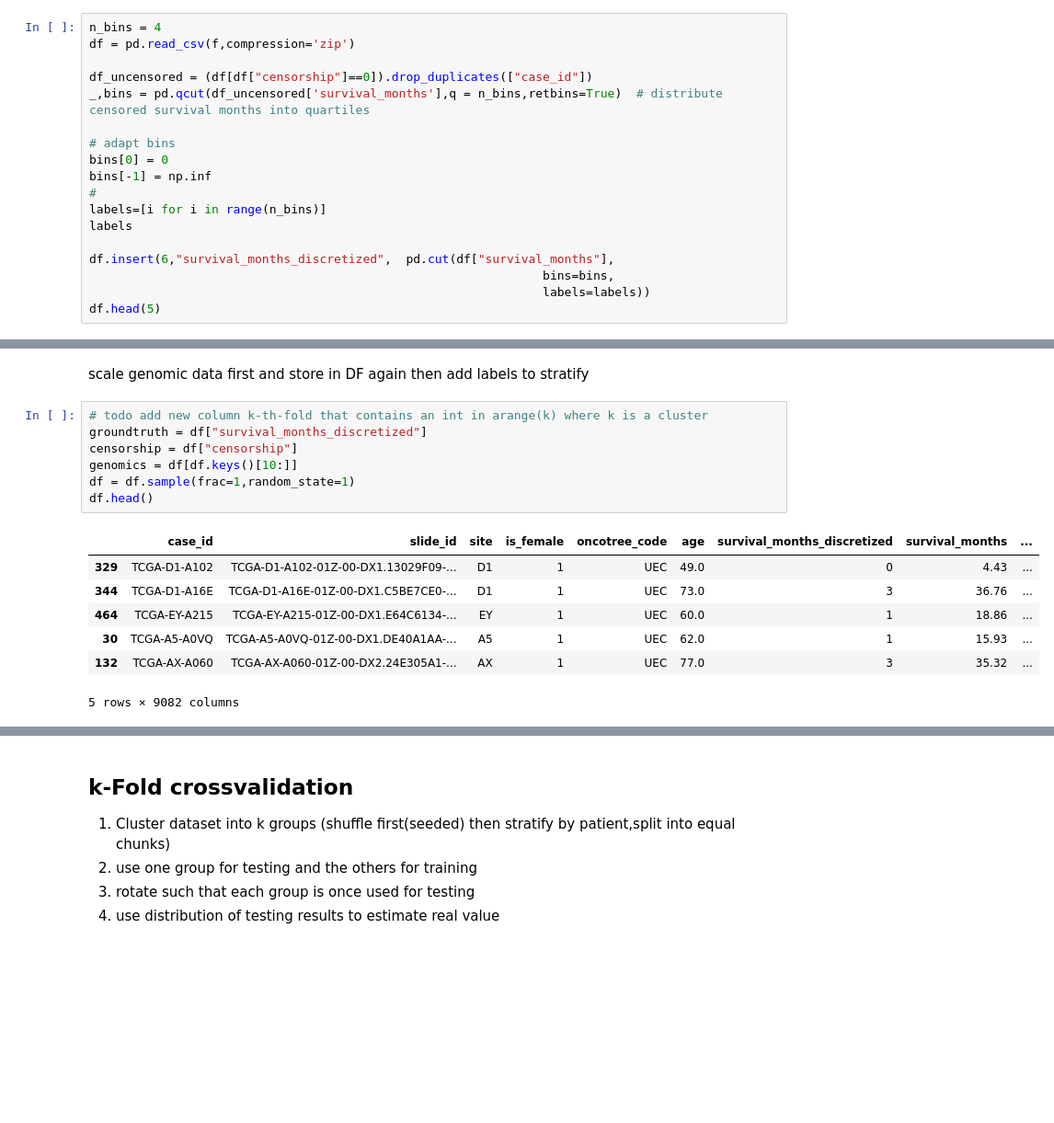
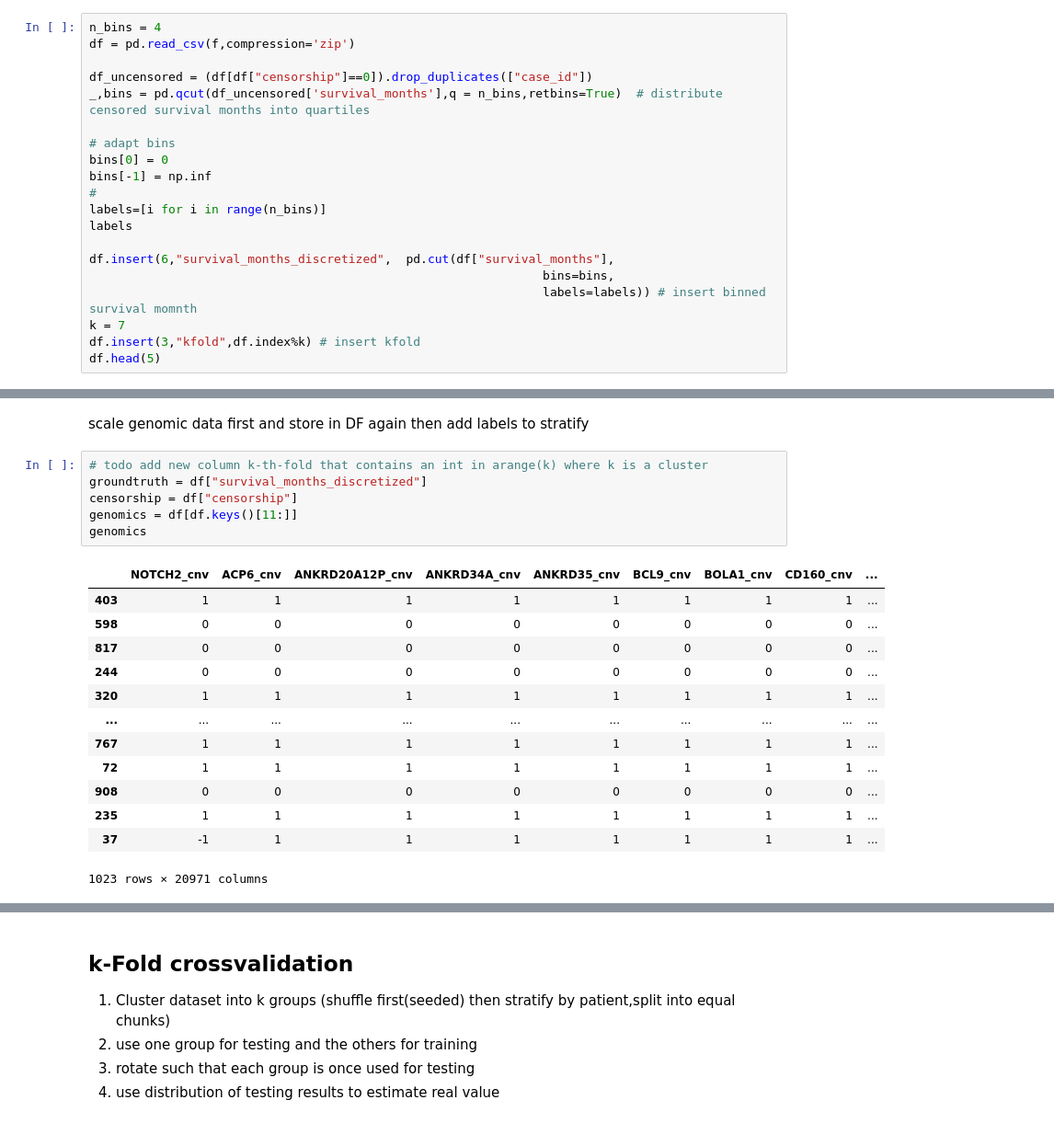
Before and after one commit to SeibelT/multimodal_survival_prediction, a Jupyter notebook: playground.ipynb, the cells around one changed output, grey strips where cells are left out. Shown at 92% size. Cells and saved outputs as stored; diff of their text form; blank space fills up the shorter version.

```diff
--- a/playground.ipynb
+++ b/playground.ipynb
@@ -22,7 +25,9 @@ labels
 
 df.insert(6,"survival_months_discretized",  pd.cut(df["survival_months"],
                                                                bins=bins,
-                                                               labels=labels))
+                                                               labels=labels)) # insert binned survival momnth
+k = 7
+df.insert(3,"kfold",df.index%k) # insert kfold
 df.head(5)
 # %% [output]
 |  | case_id | slide_id | site | is_female | oncotree_code | age | survival_months_discretized | survival_months | ... |
@@ -38,15 +43,20 @@ then add labels to stratify
 # %%
 # todo add new column k-th-fold that contains an int in arange(k) where k is a cluster
 groundtruth = df["survival_months_discretized"]
 censorship = df["censorship"]
-genomics = df[df.keys()[10:]]
-df = df.sample(frac=1,random_state=1)
-df.head()
+genomics = df[df.keys()[11:]]
+genomics
 # %% [output]
-|  | case_id | slide_id | site | is_female | oncotree_code | age | survival_months_discretized | survival_months | ... |
-| 329 | TCGA-D1-A102 | TCGA-D1-A102-01Z-00-DX1.13029F09-... | D1 | 1 | UEC | 49.0 | 0 | 4.43 | ... |
-| 344 | TCGA-D1-A16E | TCGA-D1-A16E-01Z-00-DX1.C5BE7CE0-... | D1 | 1 | UEC | 73.0 | 3 | 36.76 | ... |
-| 464 | TCGA-EY-A215 | TCGA-EY-A215-01Z-00-DX1.E64C6134-... | EY | 1 | UEC | 60.0 | 1 | 18.86 | ... |
-| 30 | TCGA-A5-A0VQ | TCGA-A5-A0VQ-01Z-00-DX1.DE40A1AA-... | A5 | 1 | UEC | 62.0 | 1 | 15.93 | ... |
-| 132 | TCGA-AX-A060 | TCGA-AX-A060-01Z-00-DX2.24E305A1-... | AX | 1 | UEC | 77.0 | 3 | 35.32 | ... |
+|  | NOTCH2_cnv | ACP6_cnv | ANKRD20A12P_cnv | ANKRD34A_cnv | ANKRD35_cnv | BCL9_cnv | BOLA1_cnv | CD160_cnv | ... |
+| 403 | 1 | 1 | 1 | 1 | 1 | 1 | 1 | 1 | ... |
+| 598 | 0 | 0 | 0 | 0 | 0 | 0 | 0 | 0 | ... |
+| 817 | 0 | 0 | 0 | 0 | 0 | 0 | 0 | 0 | ... |
+| 244 | 0 | 0 | 0 | 0 | 0 | 0 | 0 | 0 | ... |
+| 320 | 1 | 1 | 1 | 1 | 1 | 1 | 1 | 1 | ... |
+| ... | ... | ... | ... | ... | ... | ... | ... | ... | ... |
+| 767 | 1 | 1 | 1 | 1 | 1 | 1 | 1 | 1 | ... |
+| 72 | 1 | 1 | 1 | 1 | 1 | 1 | 1 | 1 | ... |
+| 908 | 0 | 0 | 0 | 0 | 0 | 0 | 0 | 0 | ... |
+| 235 | 1 | 1 | 1 | 1 | 1 | 1 | 1 | 1 | ... |
+| 37 | -1 | 1 | 1 | 1 | 1 | 1 | 1 | 1 | ... |
-5 rows × 9082 columns
+1023 rows × 20971 columns
```
Also changed, not shown: parts of 21 cells of this notebook, 4 other files.
